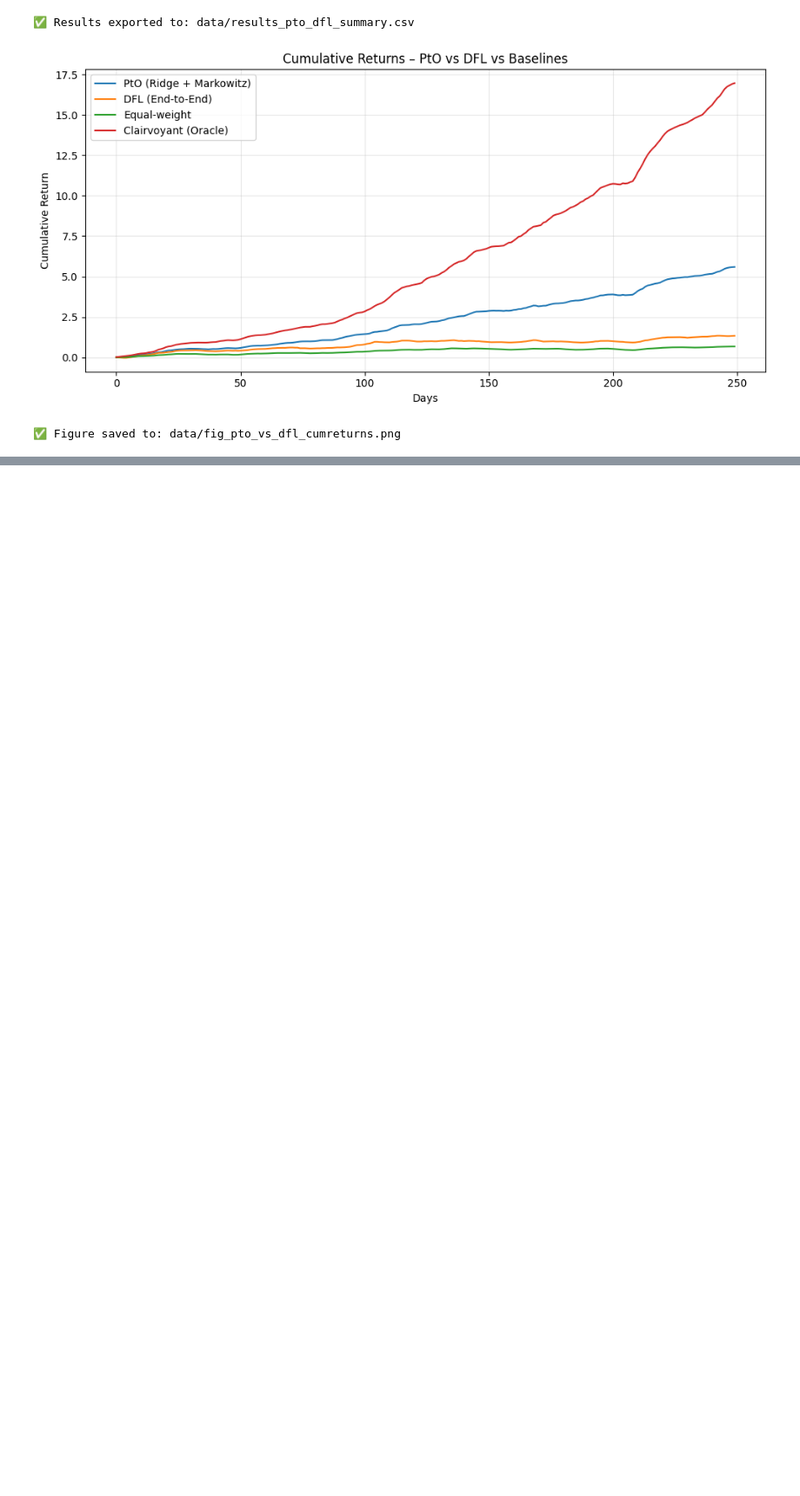
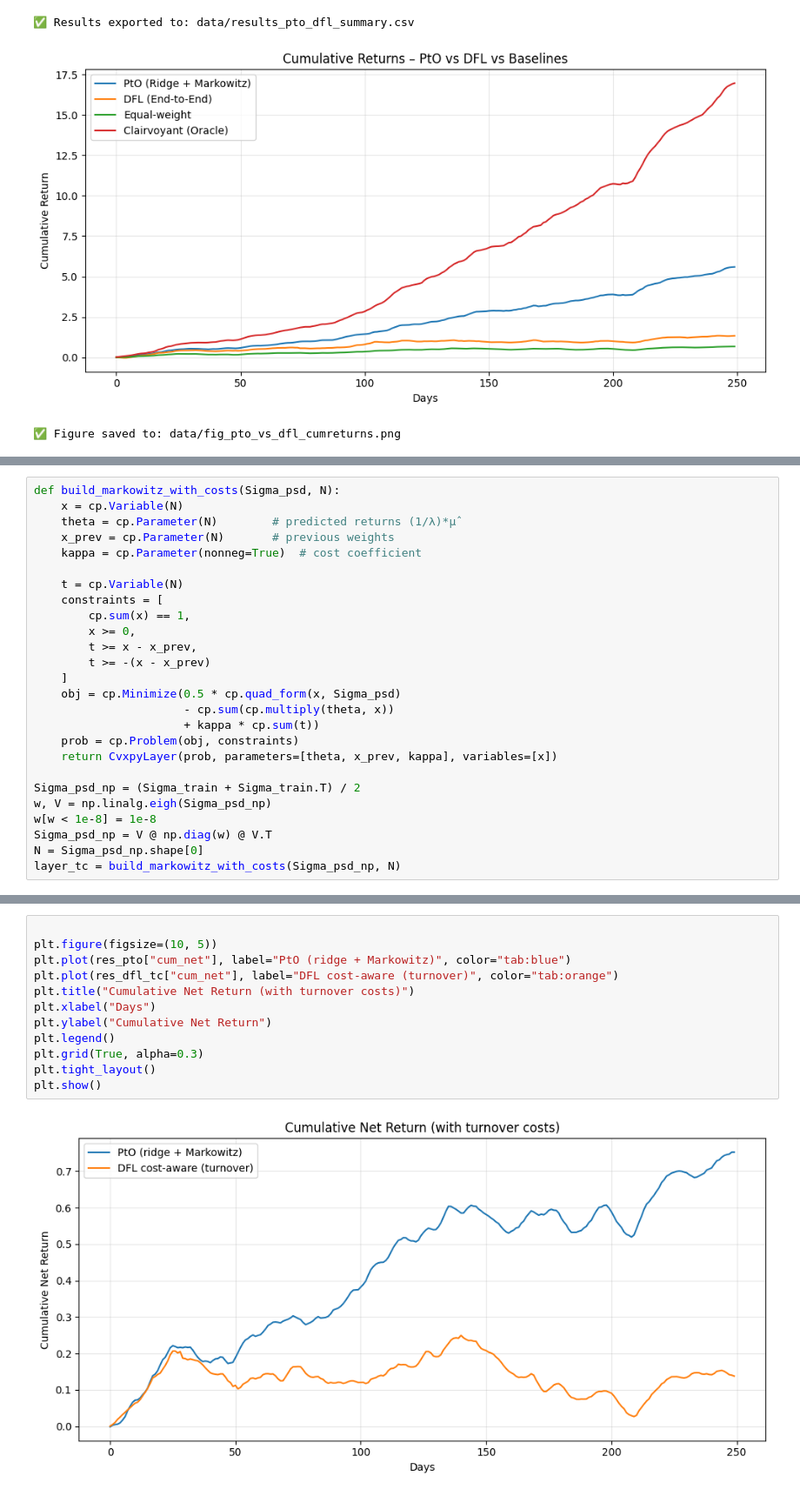
Before and after one commit to Paolaloi/DFL_thesis, a Jupyter notebook: XXXDFL_main.ipynb, the cells around one changed output, grey strips where cells are left out. Shown: that part at 87% size. Drawn from its saved outputs; the diff is of its cells as text; blank space fills up the shorter version.

```diff
--- a/DFL_main.ipynb
+++ b/XXXDFL_main.ipynb
@@ -1023,0 +1035,26 @@ print("✅ Figure saved to: data/fig_pto_vs_dfl_cumreturns.png")
+# %%
+def build_markowitz_with_costs(Sigma_psd, N):
+    x = cp.Variable(N)
+    theta = cp.Parameter(N)        # predicted returns (1/λ)*μ̂
+    x_prev = cp.Parameter(N)       # previous weights
+    kappa = cp.Parameter(nonneg=True)  # cost coefficient
+
+    t = cp.Variable(N)
+    constraints = [
+        cp.sum(x) == 1,
+        x >= 0,
+        t >= x - x_prev,
+        t >= -(x - x_prev)
+    ]
+    obj = cp.Minimize(0.5 * cp.quad_form(x, Sigma_psd)
+                      - cp.sum(cp.multiply(theta, x))
+                      + kappa * cp.sum(t))
+    prob = cp.Problem(obj, constraints)
+    return CvxpyLayer(prob, parameters=[theta, x_prev, kappa], variables=[x])
+
+Sigma_psd_np = (Sigma_train + Sigma_train.T) / 2
+w, V = np.linalg.eigh(Sigma_psd_np)
+w[w < 1e-8] = 1e-8
+Sigma_psd_np = V @ np.diag(w) @ V.T
+N = Sigma_psd_np.shape[0]
+layer_tc = build_markowitz_with_costs(Sigma_psd_np, N)
@@ -1023,0 +1280,14 @@ print("✅ Figure saved to: data/fig_pto_vs_dfl_cumreturns.png")
+# %%
+
+plt.figure(figsize=(10, 5))
+plt.plot(res_pto["cum_net"], label="PtO (ridge + Markowitz)", color="tab:blue")
+plt.plot(res_dfl_tc["cum_net"], label="DFL cost-aware (turnover)", color="tab:orange")
+plt.title("Cumulative Net Return (with turnover costs)")
+plt.xlabel("Days")
+plt.ylabel("Cumulative Net Return")
+plt.legend()
+plt.grid(True, alpha=0.3)
+plt.tight_layout()
+plt.show()
+# %% [output]
+[figure, added]
```
Also changed, not shown: parts of 19 cells of this notebook, 1 other file.
